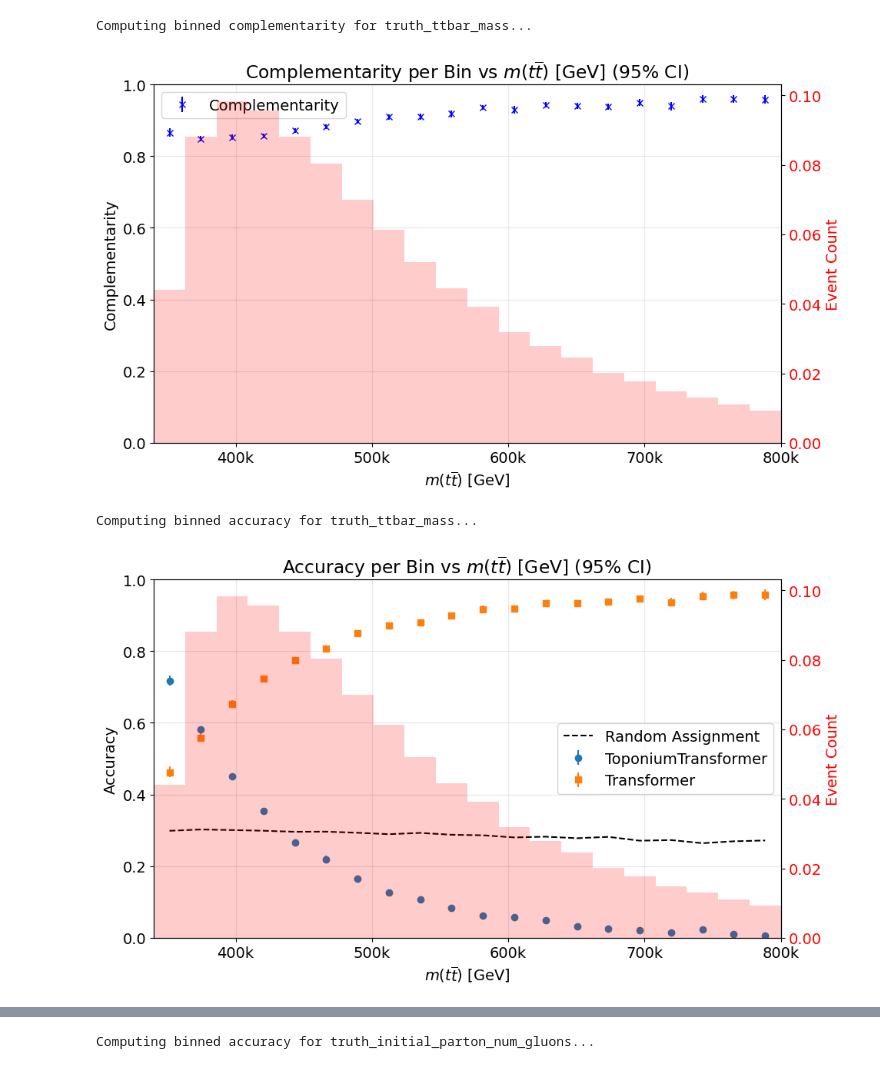
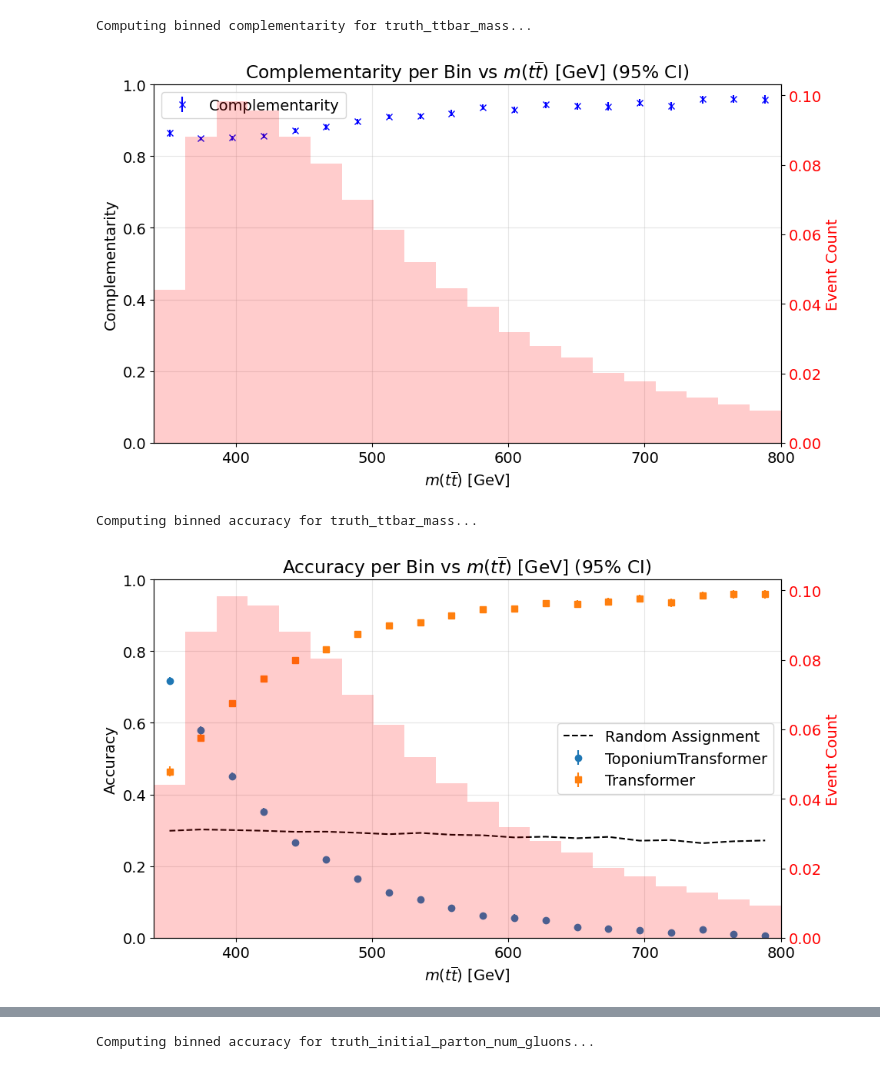
Before and after one commit to simi216/mva-trainer, a Jupyter notebook: notebooks/CompareModelPerformance.ipynb, the cells around one changed output, grey strips where cells are left out. Drawn from its saved outputs; the diff is of its cells as text; code cells hidden in the pictures.

```diff
--- a/notebooks/CompareModelPerformance.ipynb
+++ b/notebooks/CompareModelPerformance.ipynb
@@ -172,19 +172,19 @@ Computing binned ttbar mass resolution for truth_ttbar_mass...
 # %%
 fig, ax = evaluator.plot_binned_complementarity(
     feature_data_type="non_training",
     feature_name="truth_ttbar_mass",
     fancy_feature_label=r"$m(t\overline{t})$ [GeV]",
     xlims=(340e3, 800e3),
 )
 ticks = ax.get_xticks()
 ax.set_xticks(ticks)
-ax.set_xticklabels([f"{int(tick/1e3)}k" for tick in ticks])
+ax.set_xticklabels([f"{int(tick/1e3)}" for tick in ticks])
 ax.set_xlim(340e3, 800e3)
 
 fig.savefig(PLOTS_DIR + "binned_complementarity_ttbar_mass.pdf")
 # %% [output]
 Computing binned complementarity for truth_ttbar_mass...
-[figure, old version]
+[figure, new version]
 # %%
 fig, ax = evaluator.plot_binned_accuracy(
     feature_data_type="non_training",
@@ -195,13 +195,13 @@ fig, ax = evaluator.plot_binned_accuracy(
 )
 ticks = ax.get_xticks()
 ax.set_xticks(ticks)
-ax.set_xticklabels([f"{int(tick/1e3)}k" for tick in ticks])
+ax.set_xticklabels([f"{int(tick/1e3)}" for tick in ticks])
 ax.set_xlim(340e3, 800e3)
 
 fig.savefig(PLOTS_DIR + "binned_accuracy_ttbar_mass.pdf")
 # %% [output]
 Computing binned accuracy for truth_ttbar_mass...
-[figure, old version]
+[figure, new version]
 # %%
 fig, ax = evaluator.plot_binned_accuracy(
     feature_data_type="non_training",
```
Also changed, not shown: parts of 10 cells of this notebook, 1 other file.
